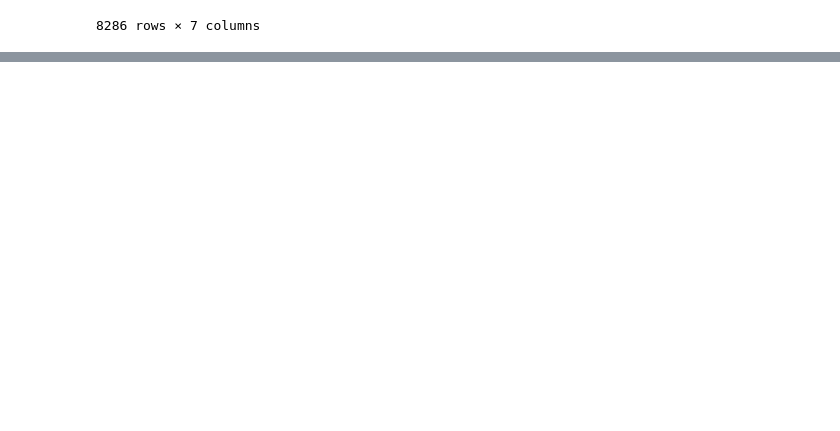
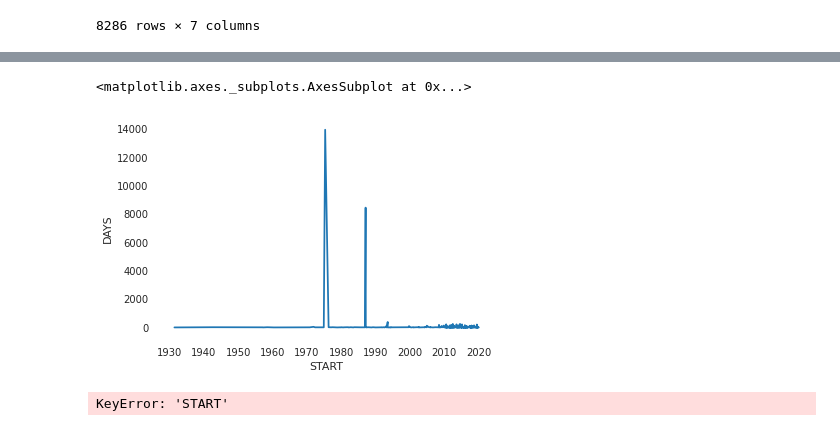
Before and after one commit to nikhilakki/healthcare-eda, a Jupyter notebook: notebooks/EDA-01.ipynb, the cells around one changed output, grey strips where cells are left out. Saved outputs shown, nothing was run; the diff lists cells and outputs as text; code cells hidden in the pictures; blank space fills up the shorter version.

Commit message:
plot added

```diff
--- a/notebooks/EDA-01.ipynb
+++ b/notebooks/EDA-01.ipynb
@@ -420,0 +391,4 @@ conditions
+# %%
+sin_cond_df = conditions[conditions["desc_lower_tokens"].str.contains("sinusitis")]
+# %%
+sin_cond_df["DURATION"] = sin_cond_df["STOP"] - sin_cond_df["START"]
@@ -420,0 +447,2 @@ conditions
+# %%
+sin_cond_df["DAYS"]= sin_cond_df["DURATION"].apply(lambda x: x.days)
@@ -420,0 +469,6 @@ conditions
+# %%
+sns.lineplot(x="START", y="DAYS",
+             data=sin_cond_df)
+# %% [output]
+<matplotlib.axes._subplots.AxesSubplot at 0x...>
+[figure, added]
@@ -420,0 +477,4 @@ conditions
+# %%
+df["YEAR"] = df.loc["START"].apply(lambda x: x.year)
+# %% [output]
+KeyError: 'START'
```
Also changed, not shown: parts of 13 cells of this notebook.
